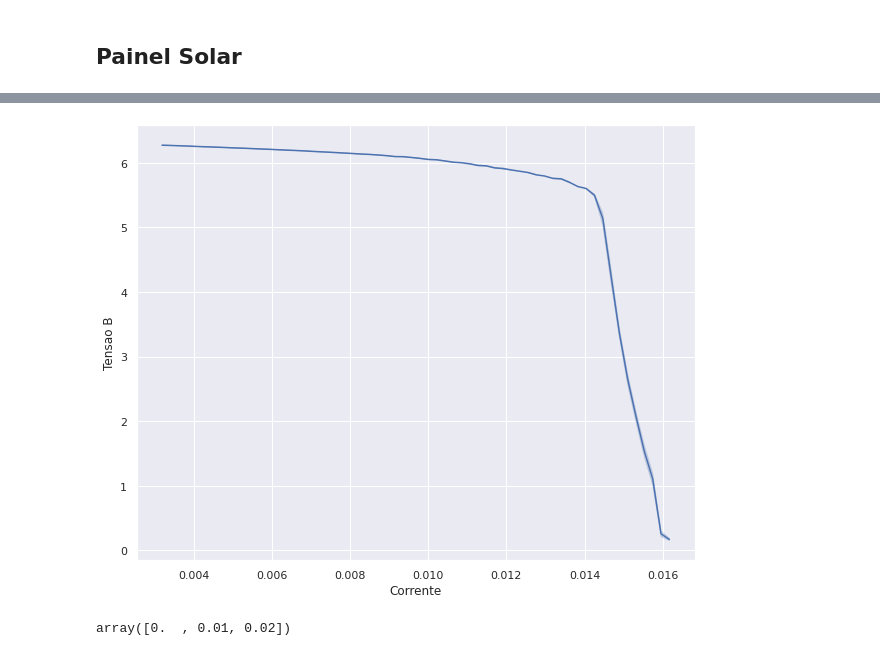
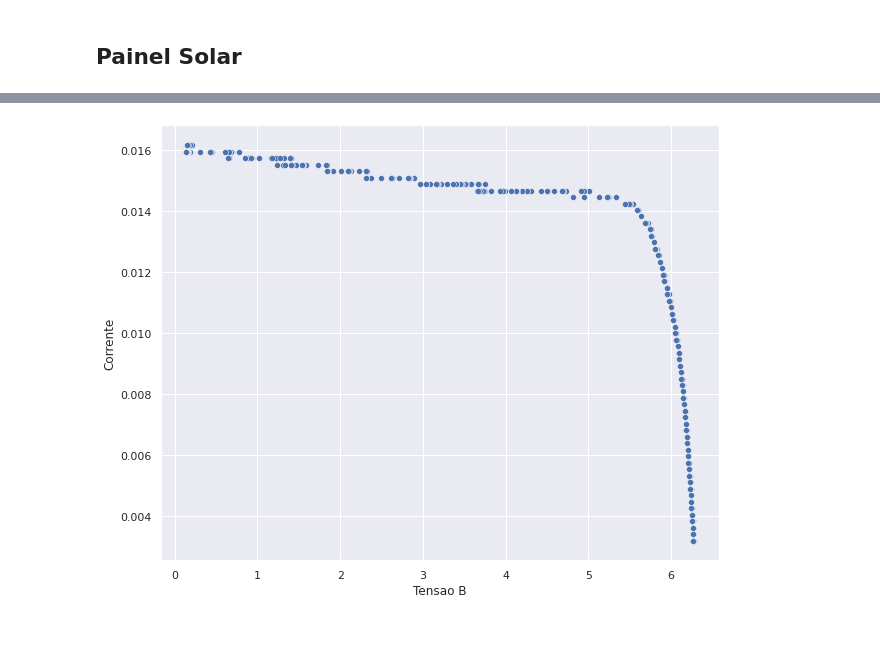
Before and after one commit to ivfreire/lab_3, a Jupyter notebook: Experimento 1/Atividade 3/análise.ipynb, the cells around one changed output, grey strips where cells are left out. Cells and saved outputs as stored; diff of their text form; code cells hidden in the pictures.

```diff
--- a/Experimento 1/Atividade 3/análise.ipynb
+++ b/Experimento 1/Atividade 3/análise.ipynb
@@ -161,11 +112,7 @@ R = 4.7, 0.05
 # %%
 df_painel['Corrente'] = df_painel['Tensao A'] / R[0]
 # %%
-sns.lineplot(df_painel['Corrente'], df_painel['Tensao B'])
+sns.scatterplot(df_painel['Tensao B'], df_painel['Corrente'])
 plt.show()
 # %% [output]
-[figure, old version]
+[figure, new version]
-# %%
-df_painel['Corrente'].unique()
-# %% [output]
-array([0.  , 0.01, 0.02])
```
Also changed, not shown: parts of 23 cells of this notebook.
